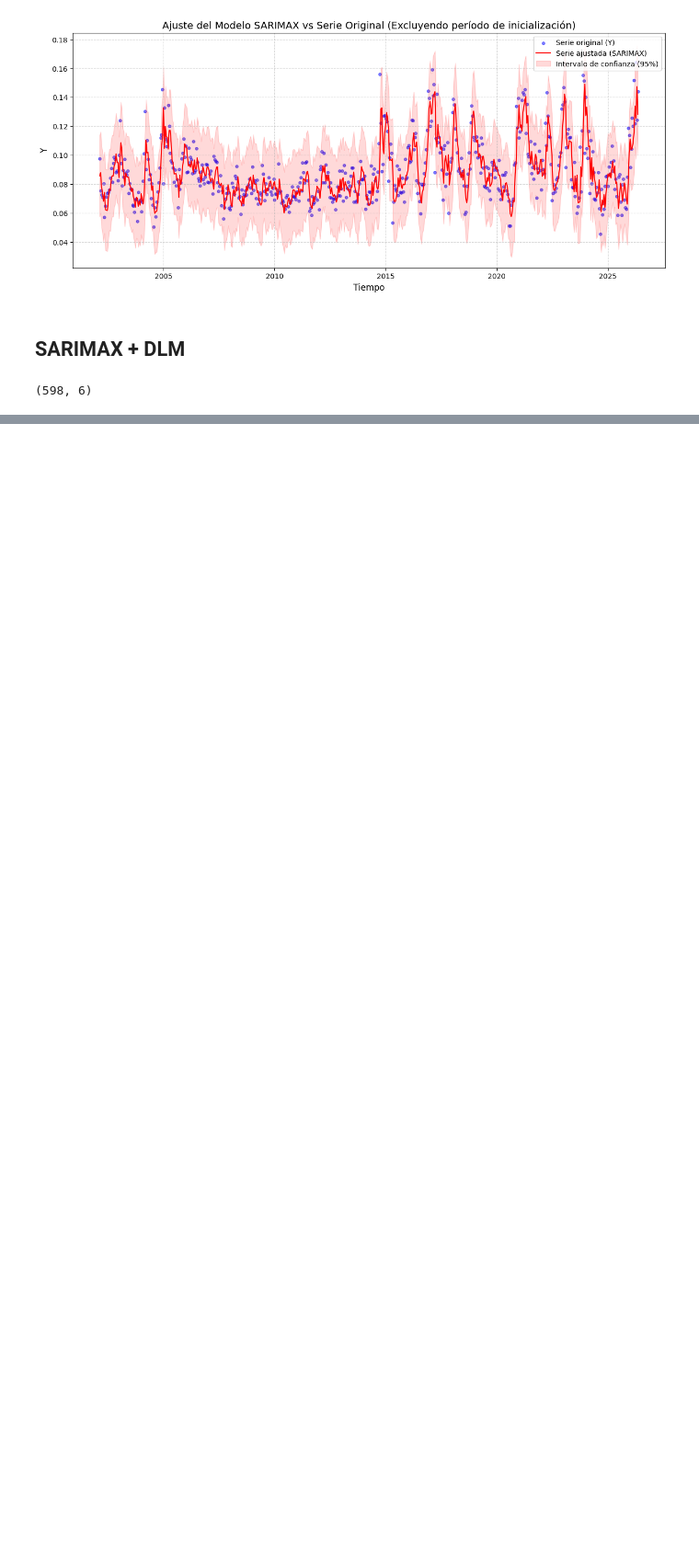
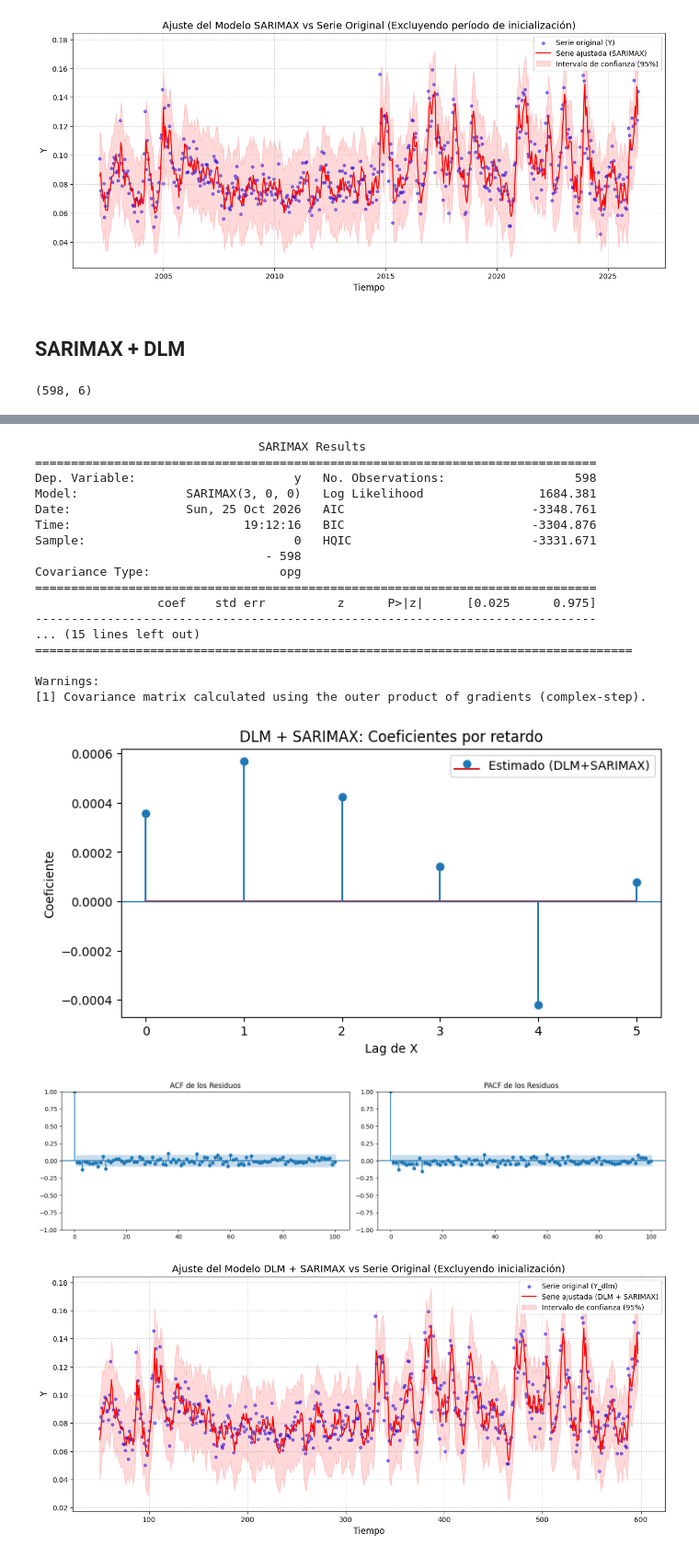
Before and after one commit to nadiasantillan/ucle-data, a Jupyter notebook: estaciones/sarimax_dlm.ipynb, the cells around one changed output, grey strips where cells are left out. Shown at 92% size. Cells and saved outputs as stored; diff of their text form; code cells hidden in the pictures; blank space fills up the shorter version.

```diff
--- a/estaciones/sarimax_dlm.ipynb
+++ b/estaciones/sarimax_dlm.ipynb
@@ -233,0 +234,71 @@ Warnings:
+# %%
+modelo_dlm_sarimax = SARIMAX(
+    Y_dlm,
+    exog=Xlags,
+    order=(3, 0, 0),
+    seasonal_order=(0, 0, 0, 23),
+    trend="n",
+    enforce_stationarity=False,
+    enforce_invertibility=False
+)
+
+ajuste_dlm_sarimax = modelo_dlm_sarimax.fit(disp=False)
+print(ajuste_dlm_sarimax.summary())
+
+# Obtener coeficientes estimados para los retardos
+beta_sarimax = ajuste_dlm_sarimax.params[:L]
+
+# Gráfica de coeficientes por retardo
+plt.figure(figsize=(8,4))
+plt.stem(np.arange(L), beta_sarimax, label="Estimado (DLM+SARIMAX)")
+plt.axhline(0, linewidth=1)
+plt.xlabel("Lag de X")
+plt.ylabel("Coeficiente")
+plt.title("DLM + SARIMAX: Coeficientes por retardo")
+plt.legend()
+plt.show()
+
+ajuste_sarimax = AjusteSARIMAX(vegetacion_cubo.datos[0, 0, :], ajuste_dlm_sarimax, "Ajuste SARIMAX")
+ajuste_sarimax.graficos_residuos(lags=100)
+
+# 2. Serie temporal ajustada vs Serie Original
+prediccion = ajuste_dlm_sarimax.get_prediction(exog=Xlags)
+pred_media = prediccion.predicted_mean
+pred_ci = prediccion.conf_int(alpha=0.05)
+
+# Omitimos las primeras 50 observaciones debido a la inicialización con s=23
+start_idx = 50
+tiempo_grafico = range(start_idx, len(Y_dlm))
+
+plt.figure(figsize=(15, 6))
+plt.scatter(tiempo_grafico, np.array(Y_dlm)[start_idx:], color='blue', alpha=0.5, s=15, label="Serie original (Y_dlm)")
+plt.plot(tiempo_grafico, pred_media[start_idx:], color='red', label="Serie ajustada (DLM + SARIMAX)", linewidth=1.5)
+plt.fill_between(tiempo_grafico, pred_ci[start_idx:, 0], pred_ci[start_idx:, 1], color='red', alpha=0.15, label="Intervalo de confianza (95%)")
+
+plt.title("Ajuste del Modelo DLM + SARIMAX vs Serie Original (Excluyendo inicialización)", fontsize=14)
+plt.xlabel("Tiempo", fontsize=12)
+plt.ylabel("Y", fontsize=12)
+plt.legend(loc="upper right")
+plt.grid(True, linestyle='--', alpha=0.5)
+plt.show()
+# %% [output]
+                               SARIMAX Results
+==============================================================================
+Dep. Variable:                      y   No. Observations:                  598
+Model:               SARIMAX(3, 0, 0)   Log Likelihood                1684.381
+Date:                Sun, 25 Oct 2026   AIC                          -3348.761
+Time:                        19:12:16   BIC                          -3304.876
+Sample:                             0   HQIC                         -3331.671
+                                - 598
+Covariance Type:                  opg
+==============================================================================
+                 coef    std err          z      P>|z|      [0.025      0.975]
+------------------------------------------------------------------------------
+... (15 lines left out)
+===================================================================================
+
+Warnings:
+[1] Covariance matrix calculated using the outer product of gradients (complex-step).
+[figure, added]
+[figure, added]
+[figure, added]
```
Also changed, not shown: parts of 7 cells of this notebook, 1 other file.
